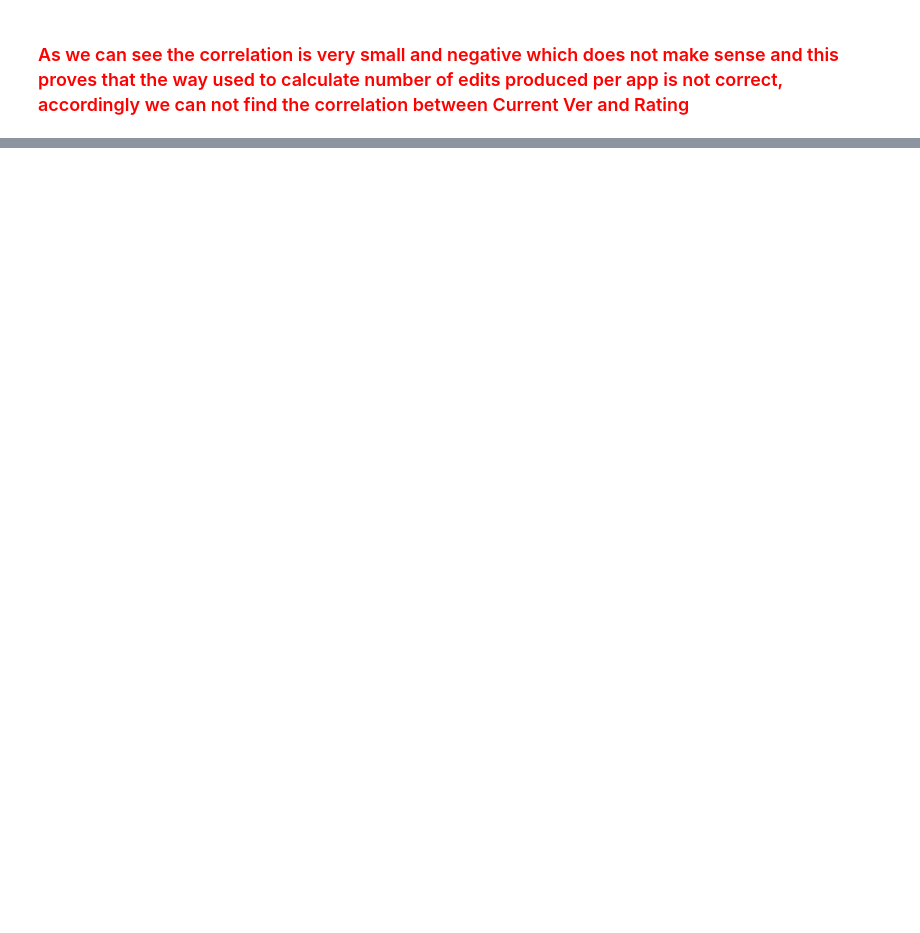
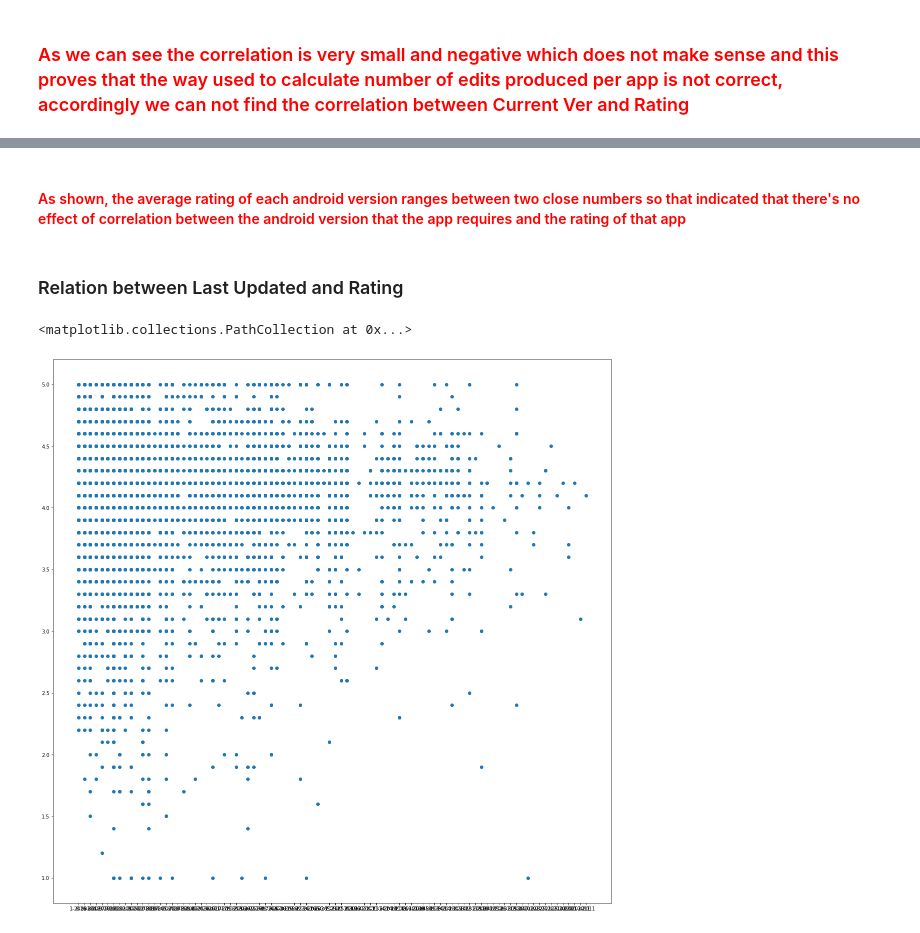
Before and after one commit to yasmeenel3sh/DataEngineeringCourseProject, a Jupyter notebook: google-play-store-apps/Final.ipynb, the cells around one changed output, grey strips where cells are left out. Saved outputs shown, nothing was run; the diff lists cells and outputs as text; code cells hidden in the pictures; blank space fills up the shorter version.

```diff
--- a/google-play-store-apps/Final.ipynb
+++ b/google-play-store-apps/Final.ipynb
@@ -603,0 +839,11 @@ Rating         -0.001856  1.000000
+# %% [markdown]
+#### <span style="color:Red">As shown, the average rating of each android version ranges between two close numbers so that indicated that there's no effect of correlation between the android version that the app requires and the rating of that app</span>
+# %% [markdown]
+### Relation between Last Updated and Rating
+# %%
+plt.figure(figsize=(20,20))
+
+plt.scatter(data['Last Updated'], data['Rating'])
+# %% [output]
+<matplotlib.collections.PathCollection at 0x...>
+[figure, added]
```
Also changed, not shown: parts of 43 cells of this notebook.
